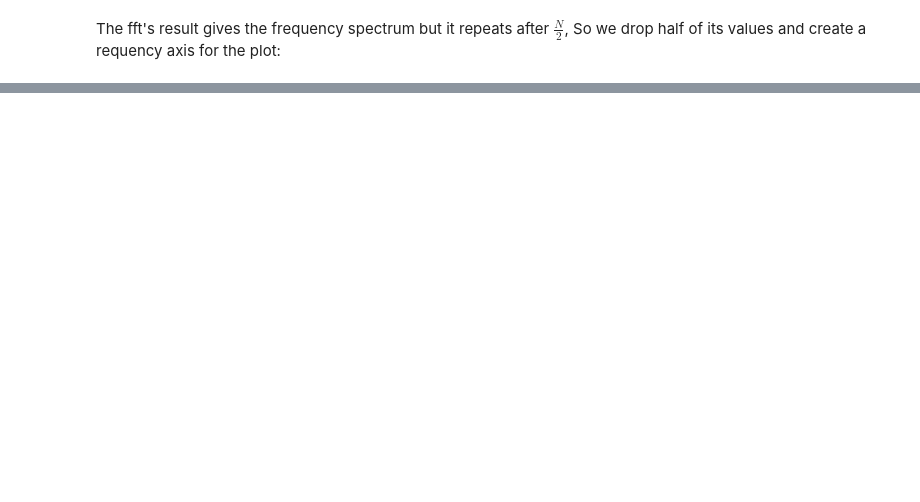
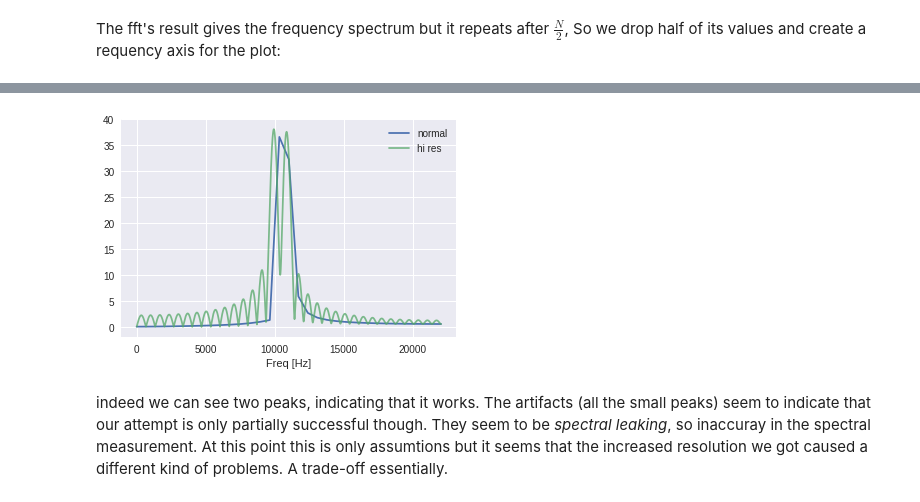
Before and after one commit to hrtlacek/dspCourse, a Jupyter notebook: notebooks/05_Fourier Transform.ipynb, the cells around one changed output, grey strips where cells are left out. Drawn from its saved outputs; the diff is of its cells as text; code cells hidden in the pictures; blank space fills up the shorter version.

```diff
--- a/notebooks/05_Fourier Transform.ipynb
+++ b/notebooks/05_Fourier Transform.ipynb
@@ -77,0 +121,22 @@ show()
+# %%
+dftRes = DFT(testSig)
+absHalfDFT = abs(dftRes[0:int(N/2)])
+freqAxis = linspace(0, sr/2, int(N/2))
+plot(freqAxis, absHalfDFT, label='normal')
+xlabel('Freq [Hz]')
+
+
+
+dftResHi = DFThiRes(testSig, factor=180)
+halfLength =int(len(dftResHi)/2)
+absHalfDFT = abs(dftResHi[0:halfLength])
+freqAxis = linspace(0, sr/2, halfLength)
+plot(freqAxis, absHalfDFT, label='hi res', alpha=0.75)
+
+legend()
+
+show()
+# %% [output]
+[figure, added]
+# %% [markdown]
+indeed we can see two peaks, indicating that it works. The artifacts (all the small peaks) seem to indicate that our attempt is only partially successful though. They seem to be *spectral leaking*, so inaccuray in the spectral measurement. At this point this is only assumtions but it seems that the increased resolution we got caused a different kind of problems. A trade-off essentially.
```
Also changed, not shown: parts of 9 cells of this notebook, 2 other files.
